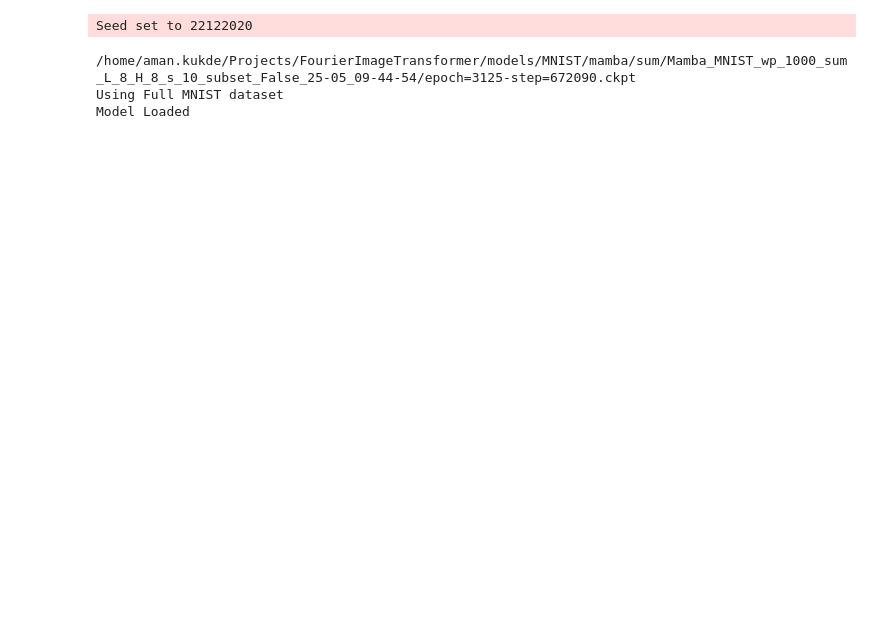
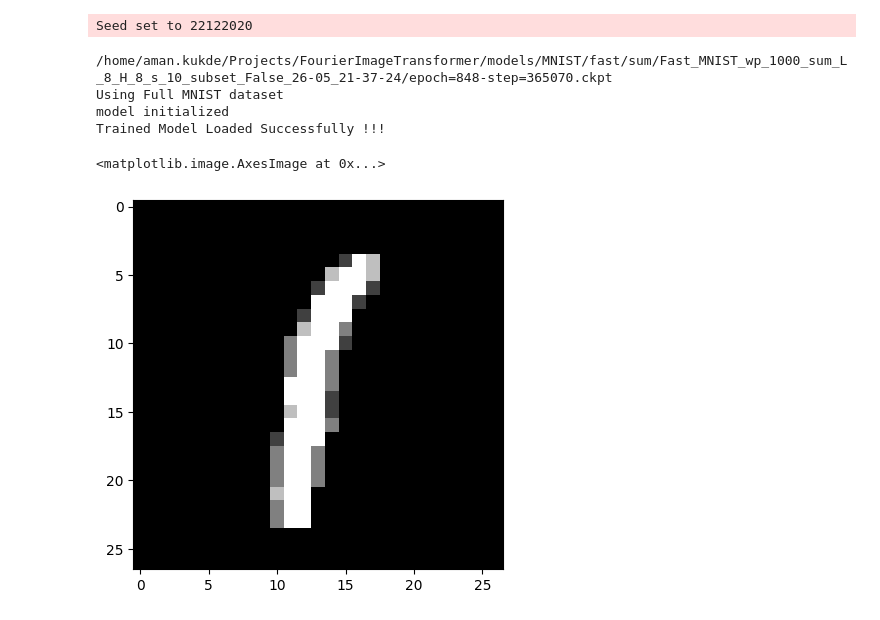
Before and after one commit to AmanKukde/FourierImageTransformer, a Jupyter notebook: my_new.ipynb, the cells around one changed output. Drawn from its saved outputs; the diff is of its cells as text; code cells hidden in the pictures; blank space fills up the shorter version.

```diff
--- a/my_new.ipynb
+++ b/my_new.ipynb
@@ -18,14 +18,14 @@ from pytorch_lightning import seed_everything
 import math
 import seaborn as sns
 import matplotlib.pyplot as plt
-
+from tqdm import tqdm
 from torch.nn.functional import avg_pool3d
 
-trained_model_path= '/home/aman.kukde/Projects/FourierImageTransformer/models/MNIST/mamba/sum/Mamba_MNIST_wp_1000_sum_L_8_H_8_s_10_subset_False_25-05_09-44-54/'
+trained_model_path= '/home/aman.kukde/Projects/FourierImageTransformer/models/MNIST/fast/sum/Fast_MNIST_wp_1000_sum_L_8_H_8_s_10_subset_False_26-05_21-37-24/'
 checkpoints = os.listdir(trained_model_path)
 checkpoints.remove('last.ckpt')
 checkpoints.remove('wandb')
-trained_model_path = trained_model_path + checkpoints[0]
+trained_model_path = trained_model_path + checkpoints[3]
 print(trained_model_path)
 dataset = trained_model_path.split('/')[-5]
 model_type = trained_model_path.split('/')[-4]
@@ -61,15 +61,19 @@ model = SResTransformerModule(img_shape=dm.gt_shape,
                               model_type = model_type,
                               fc_per_ring=fc_per_ring).cuda()
 
+print("model initialized")
 
-weights = torch.load(trained_model_path)['state_dict']
-model.load_state_dict(weights, strict=True)
-model.cuda()
-model.eval()
-
-print('Model Loaded')
+if 1:
+    weights = torch.load(trained_model_path)['state_dict']
+    model.load_state_dict(weights, strict=True)
+    model.cuda()
+    model.eval()
+    print('Trained Model Loaded Successfully !!!')
+else:
+    print('Model not loaded, Randomly initialized')
 # %% [output]
 Seed set to 22122020
-/home/aman.kukde/Projects/FourierImageTransformer/models/MNIST/mamba/sum/Mamba_MNIST_wp_1000_sum_L_8_H_8_s_10_subset_False_25-05_09-44-54/epoch=3125-step=672090.ckpt
+/home/aman.kukde/Projects/FourierImageTransformer/models/MNIST/fast/sum/Fast_MNIST_wp_1000_sum_L_8_H_8_s_10_subset_False_26-05_21-37-24/epoch=848-step=365070.ckpt
 Using Full MNIST dataset
-Model Loaded
+model initialized
+Trained Model Loaded Successfully !!!
@@ -75,0 +126,6 @@ Model Loaded
+# %%
+plt.imshow(lowres_img.cpu().numpy()[0], cmap = 'gray')
+plt.imshow(gt_img.cpu().numpy()[0], cmap = 'gray')
+# %% [output]
+<matplotlib.image.AxesImage at 0x...>
+[figure, added]
```
Also changed, not shown: parts of 3 cells of this notebook, 6 other files.
